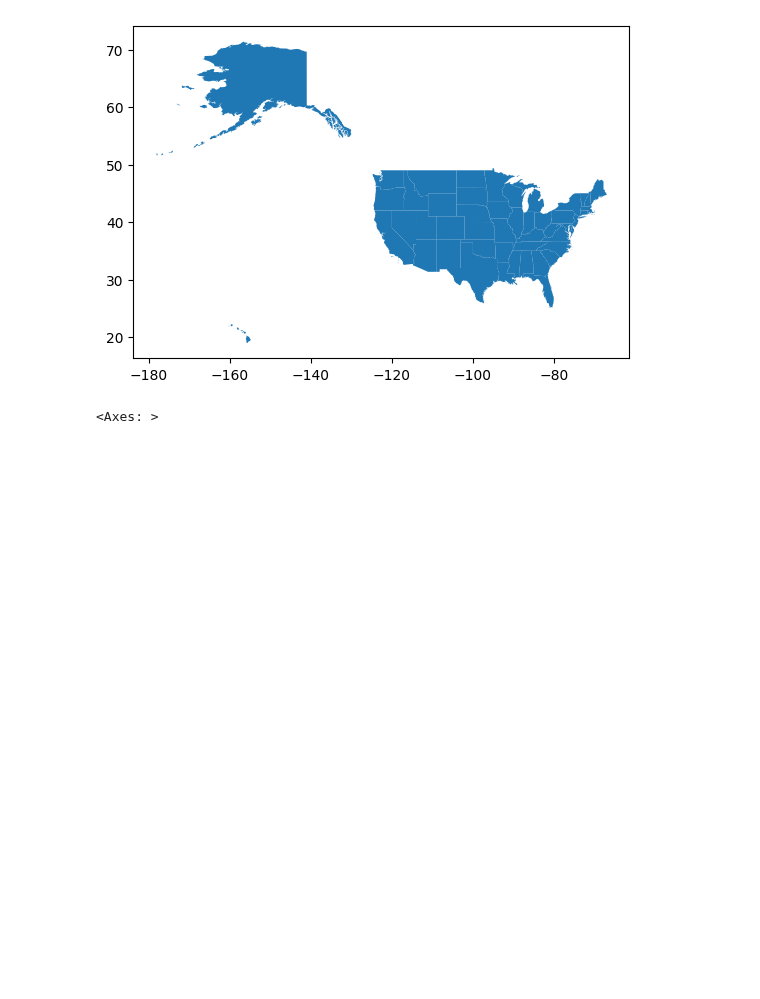
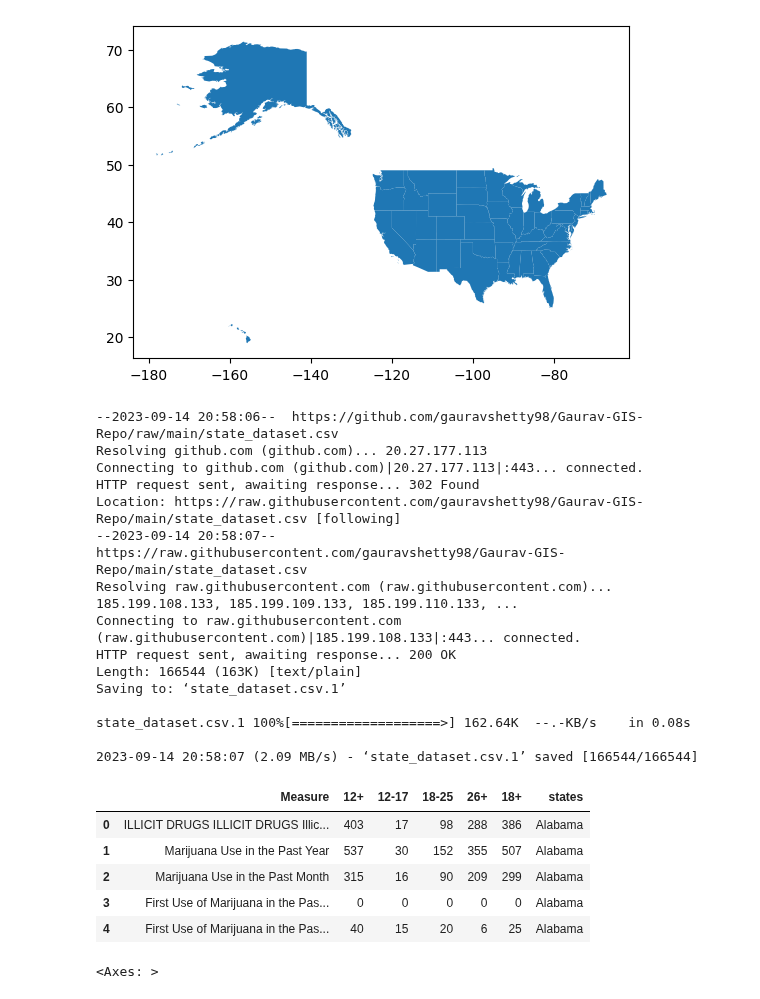
Before and after one commit to gauravshetty98/Analyzing-Statewise-Substance-Abuse-And-Its-Correalation, a Jupyter notebook: map_ps0.ipynb, the cells around one changed output. Saved outputs shown, nothing was run; the diff lists cells and outputs as text; code cells hidden in the pictures; blank space fills up the shorter version.

```diff
--- a/map_ps0.ipynb
+++ b/map_ps0.ipynb
@@ -90,6 +74,33 @@ usa_shp.plot()
 # %% [output]
 <Axes: >
 [figure]
+# %%
+! wget https://github.com/gauravshetty98/Gaurav-GIS-Repo/raw/main/state_dataset.csv
+
+dataset = pd.read_csv("state_dataset.csv")
+dataset.head()
+# %% [output]
+--2023-09-14 20:58:06--  https://github.com/gauravshetty98/Gaurav-GIS-Repo/raw/main/state_dataset.csv
+Resolving github.com (github.com)... 20.27.177.113
+Connecting to github.com (github.com)|20.27.177.113|:443... connected.
+HTTP request sent, awaiting response... 302 Found
+Location: https://raw.githubusercontent.com/gauravshetty98/Gaurav-GIS-Repo/main/state_dataset.csv [following]
+--2023-09-14 20:58:07--  https://raw.githubusercontent.com/gauravshetty98/Gaurav-GIS-Repo/main/state_dataset.csv
+Resolving raw.githubusercontent.com (raw.githubusercontent.com)... 185.199.108.133, 185.199.109.133, 185.199.110.133, ...
+Connecting to raw.githubusercontent.com (raw.githubusercontent.com)|185.199.108.133|:443... connected.
+HTTP request sent, awaiting response... 200 OK
+Length: 166544 (163K) [text/plain]
+Saving to: ‘state_dataset.csv.1’
+
+state_dataset.csv.1 100%[===================>] 162.64K  --.-KB/s    in 0.08s
+
+2023-09-14 20:58:07 (2.09 MB/s) - ‘state_dataset.csv.1’ saved [166544/166544]
+|  | Measure | 12+ | 12-17 | 18-25 | 26+ | 18+ | states |
+| 0 | ILLICIT DRUGS ILLICIT DRUGS Illic... | 403 | 17 | 98 | 288 | 386 | Alabama |
+| 1 | Marijuana Use in the Past Year | 537 | 30 | 152 | 355 | 507 | Alabama |
+| 2 | Marijuana Use in the Past Month | 315 | 16 | 90 | 209 | 299 | Alabama |
+| 3 | First Use of Marijuana in the Pas... | 0 | 0 | 0 | 0 | 0 | Alabama |
+| 4 | First Use of Marijuana in the Pas... | 40 | 15 | 20 | 6 | 25 | Alabama |
 # %%
 #sometimes lucky and have the variable we want to map in the shapefile
 njC.plot(figsize=(10,12),column='POPDEN2010',legend=True,cmap='YlOrRd',scheme='natural_breaks',k=5,
```
Also changed, not shown: parts of 3 cells of this notebook.
